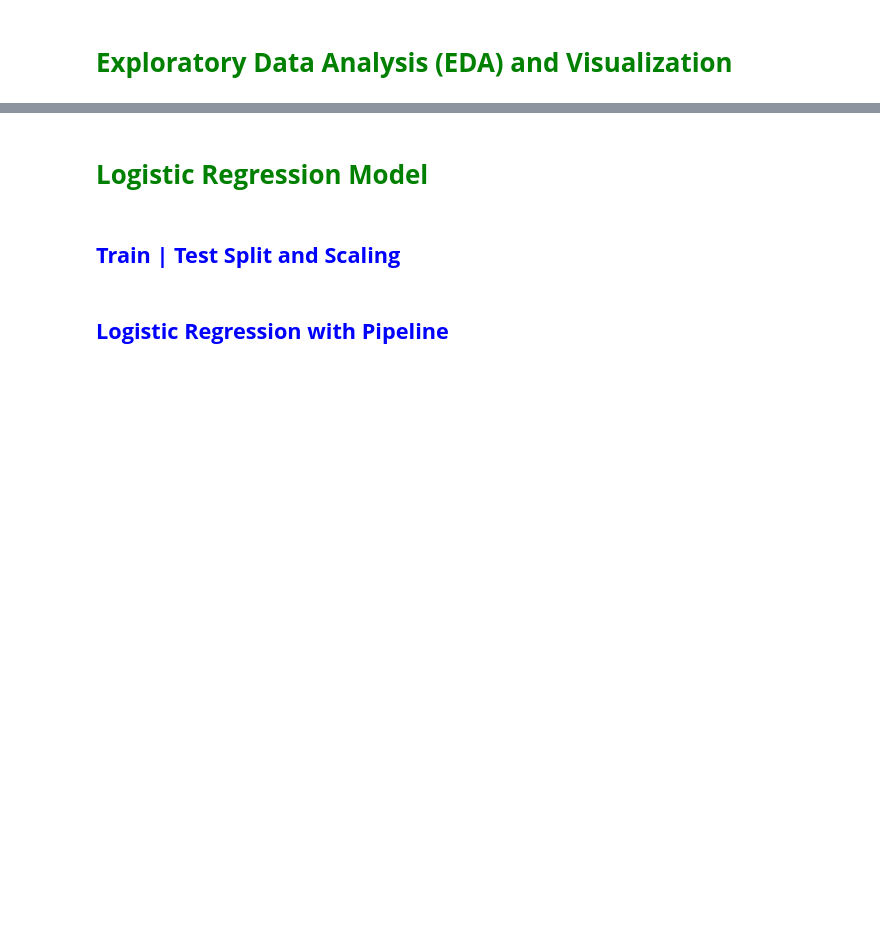
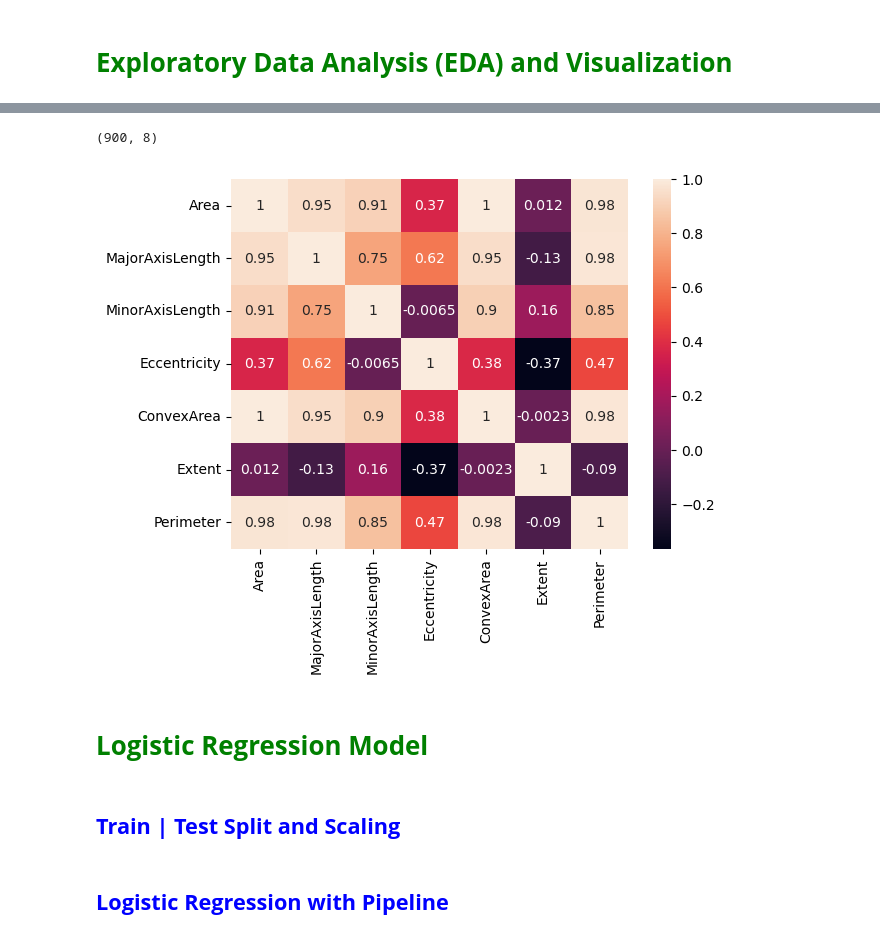
Before and after one commit to fatihhyavuz/Machine-Learning, a Jupyter notebook: ML-Projects/Logistic Regression project1/Logistic Regression Project (Raisin_Class_Prediction) 29.11.24.ipynb, the cells around one changed output, grey strips where cells are left out. Cells and saved outputs as stored; diff of their text form; code cells hidden in the pictures; blank space fills up the shorter version.

```diff
--- a/ML-Projects/Logistic Regression project1/Logistic Regression Project (Raisin_Class_Prediction) 29.11.24.ipynb
+++ b/ML-Projects/Logistic Regression project1/Logistic Regression Project (Raisin_Class_Prediction) 29.11.24.ipynb
@@ -12,3 +203,12 @@ https://www.researchgate.net/publication/347934123_Classification_of_Raisin_Grai
+# %%
+df.shape
+# %% [output]
+(900, 8)
+# %%
+sns.heatmap(df.select_dtypes(include= "number").corr(), annot = True)
+plt.show()
+# %% [output]
+[figure, added]
 # %% [markdown]
 # <font color='green'> <b>Logistic Regression Model</b><font color='black'>
 # %% [markdown]
```
Also changed, not shown: parts of 15 cells of this notebook, 2 other files.
